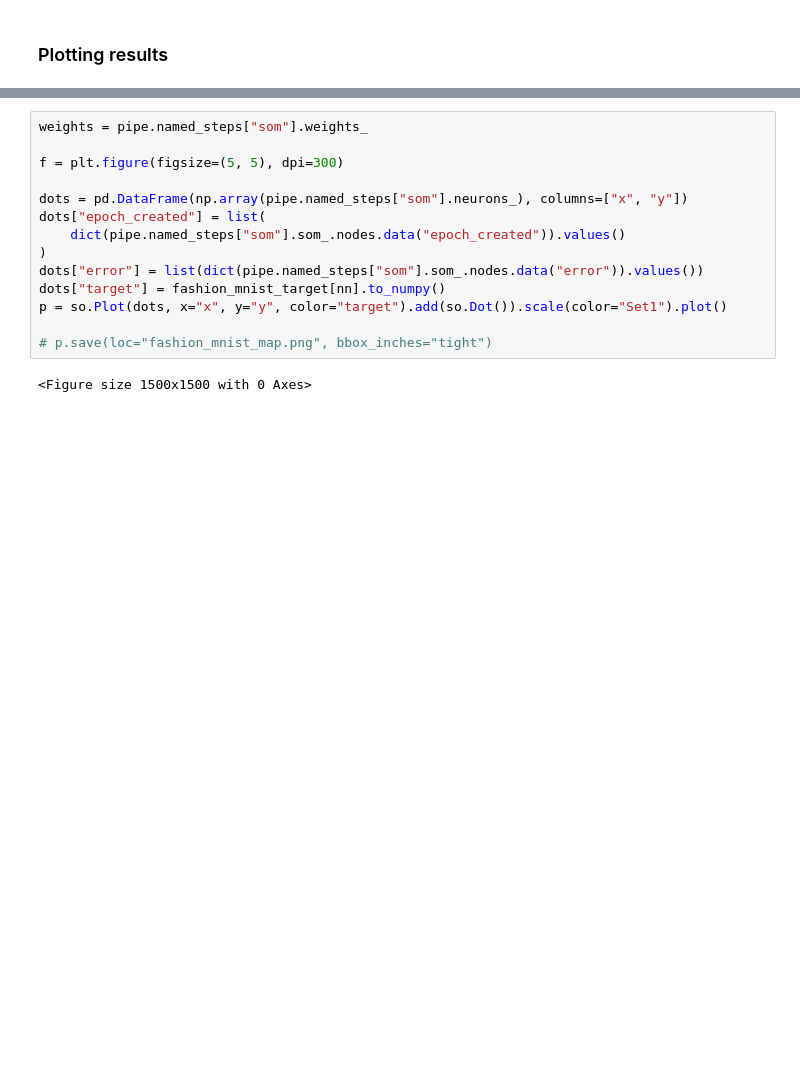
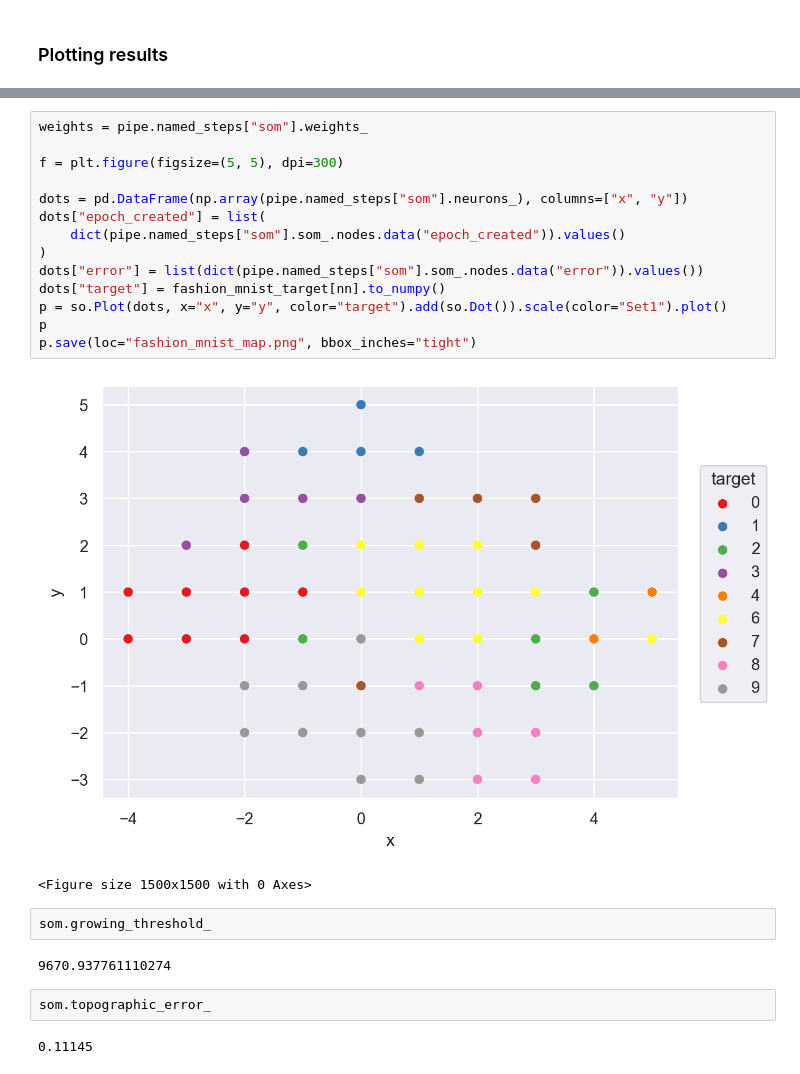
Before and after one commit to SandroMartens/DBGSOM, a Jupyter notebook: examples/example_fashion_mnist.ipynb, the cells around one changed output, grey strips where cells are left out. Cells and saved outputs as stored; diff of their text form; blank space fills up the shorter version.

Commit message:
update fashion mnist example

```diff
--- a/examples/example_fashion_mnist.ipynb
+++ b/examples/example_fashion_mnist.ipynb
@@ -83,16 +80,25 @@ plt.savefig(fname="fashion_mnist.png")
 # %%
 weights = pipe.named_steps["som"].weights_
 
 f = plt.figure(figsize=(5, 5), dpi=300)
 
 dots = pd.DataFrame(np.array(pipe.named_steps["som"].neurons_), columns=["x", "y"])
 dots["epoch_created"] = list(
     dict(pipe.named_steps["som"].som_.nodes.data("epoch_created")).values()
 )
 dots["error"] = list(dict(pipe.named_steps["som"].som_.nodes.data("error")).values())
 dots["target"] = fashion_mnist_target[nn].to_numpy()
 p = so.Plot(dots, x="x", y="y", color="target").add(so.Dot()).scale(color="Set1").plot()
-
-# p.save(loc="fashion_mnist_map.png", bbox_inches="tight")
+p
+p.save(loc="fashion_mnist_map.png", bbox_inches="tight")
 # %% [output]
+[figure, added]
 <Figure size 1500x1500 with 0 Axes>
+# %%
+som.growing_threshold_
+# %% [output]
+9670.937761110274
+# %%
+som.topographic_error_
+# %% [output]
+0.11145
```
Also changed, not shown: parts of 2 cells of this notebook, 2 other files.
